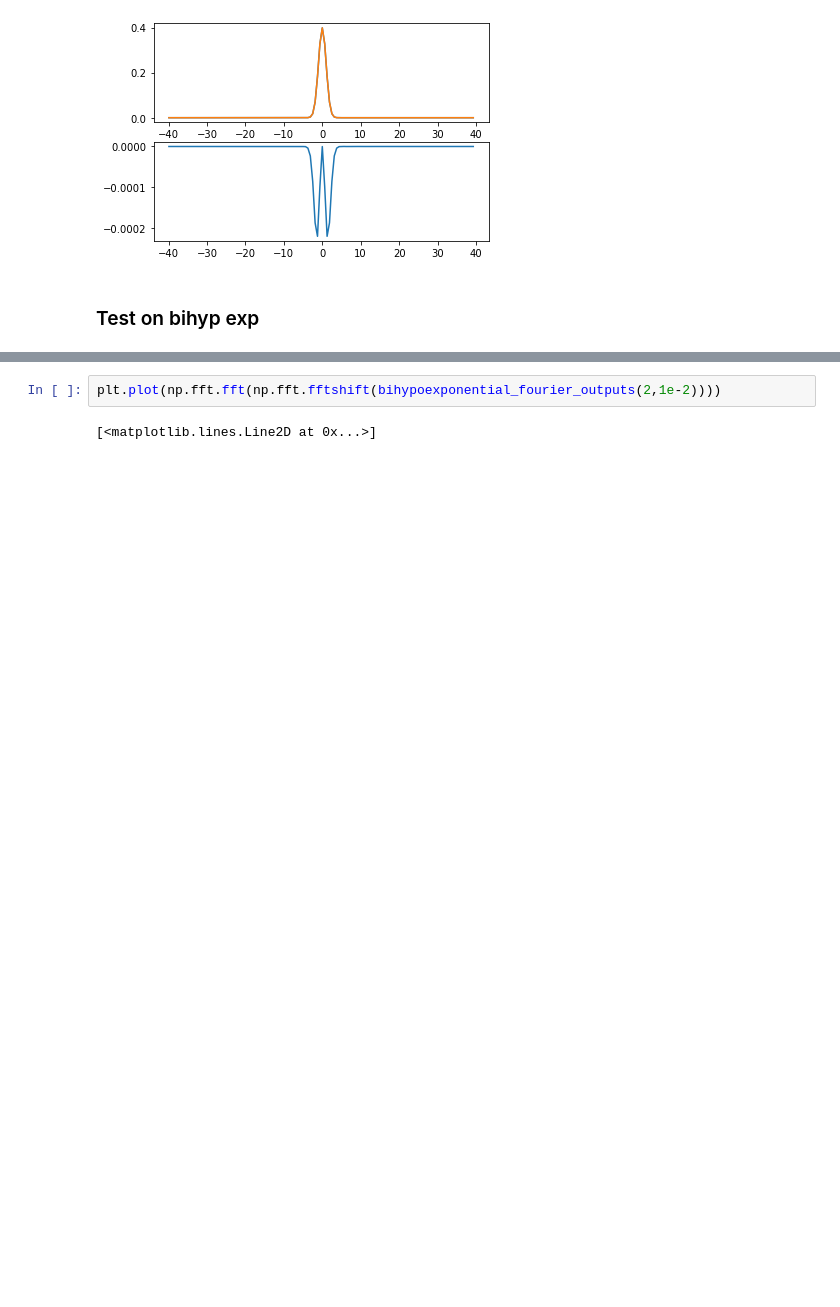
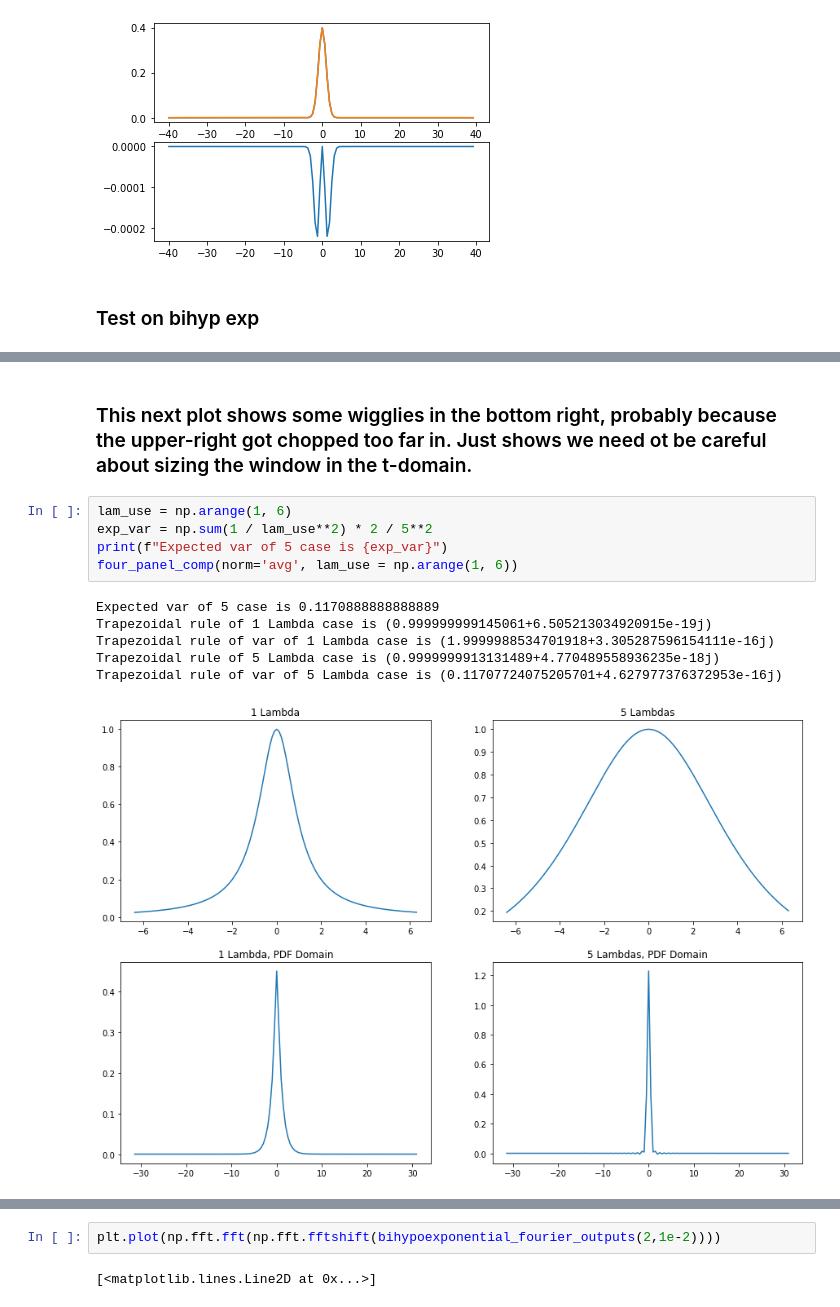
Before and after one commit to jlcbrown/FFT_hypoexp_comp, a Jupyter notebook: FFT_computation_testing.ipynb, the cells around one changed output, grey strips where cells are left out. Cells and saved outputs as stored; diff of their text form; blank space fills up the shorter version.

```diff
--- a/FFT_computation_testing.ipynb
+++ b/FFT_computation_testing.ipynb
@@ -202,3 +253,17 @@ four_panel_comp(norm='z-score')
+# %% [markdown]
+### This next plot shows some wigglies in the bottom right, probably because the upper-right got chopped too far in. Just shows we need ot be careful about sizing the window in the t-domain.
+# %%
+lam_use = np.arange(1, 6)
+exp_var = np.sum(1 / lam_use**2) * 2 / 5**2
+print(f"Expected var of 5 case is {exp_var}")
+four_panel_comp(norm='avg', lam_use = np.arange(1, 6))
+# %% [output]
+Expected var of 5 case is 0.1170888888888889
+Trapezoidal rule of 1 Lambda case is (0.999999999145061+6.505213034920915e-19j)
+Trapezoidal rule of var of 1 Lambda case is (1.9999988534701918+3.305287596154111e-16j)
+Trapezoidal rule of 5 Lambda case is (0.9999999913131489+4.770489558936235e-18j)
+Trapezoidal rule of var of 5 Lambda case is (0.11707724075205701+4.627977376372953e-16j)
+[figure, added]
 # %%
 print(1e-2)
 plt.plot(np.fft.fft(bihypoexponential_fourier_outputs(2,1e-2)))
```
Also changed, not shown: parts of 7 cells of this notebook.
